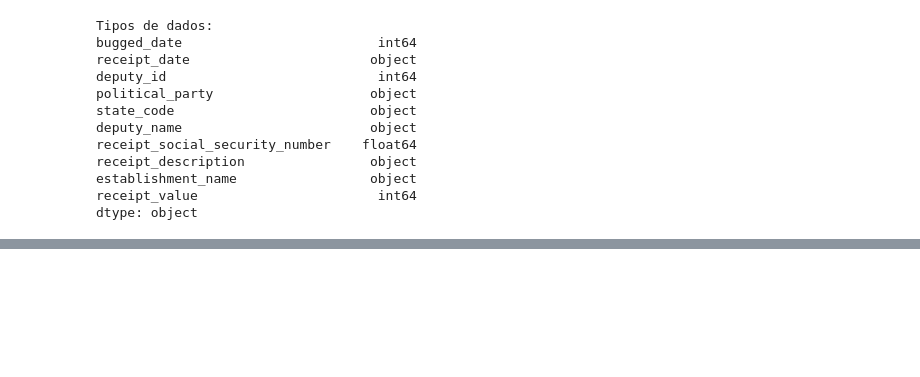
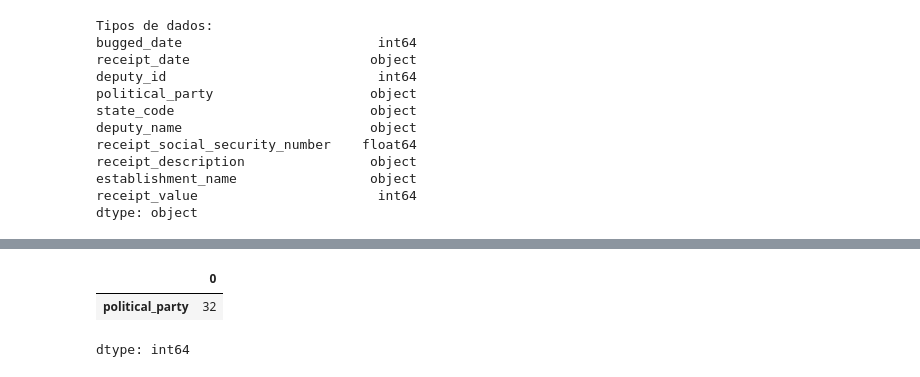
Before and after one commit to ronan-cunha/machine-learning-course, a Jupyter notebook: Notebooks/aula_1_big_data_manipulation.ipynb, the cells around one changed output, grey strips where cells are left out. Saved outputs shown, nothing was run; the diff lists cells and outputs as text; code cells hidden in the pictures; blank space fills up the shorter version.

```diff
--- a/Notebooks/aula_1_big_data_manipulation.ipynb
+++ b/Notebooks/aula_1_big_data_manipulation.ipynb
@@ -122,0 +157,9 @@ Primeiros valores:
+# %%
+# 1. Quantos partidos políticos tem na base?
+coluna_alvo = ["political_party"]
+df_coluna = pd.read_csv(file_path, usecols=coluna_alvo)
+df_coluna[coluna_alvo].nunique()
+# %% [output]
+|  | 0 |
+| political_party | 32 |
+dtype: int64
```
Also changed, not shown: parts of 10 cells of this notebook.
